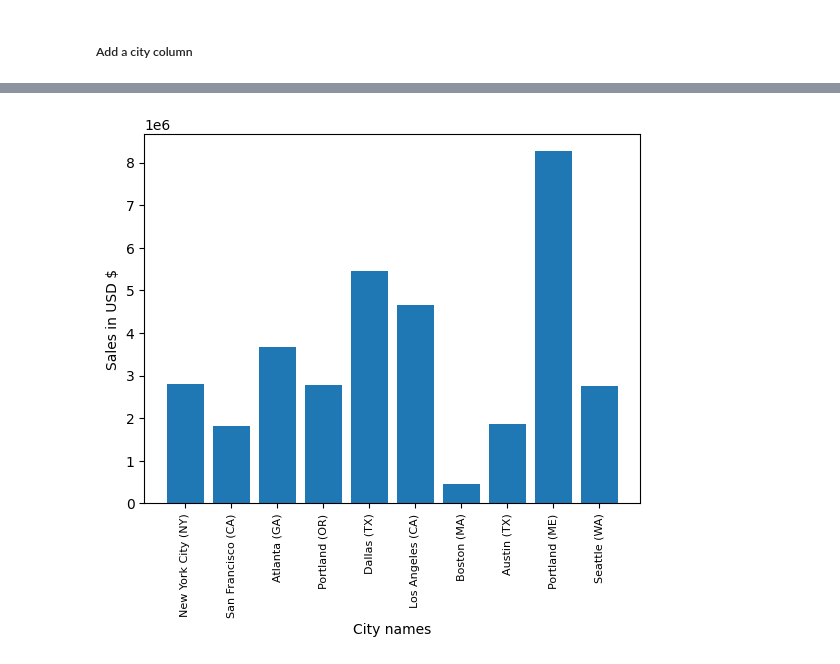
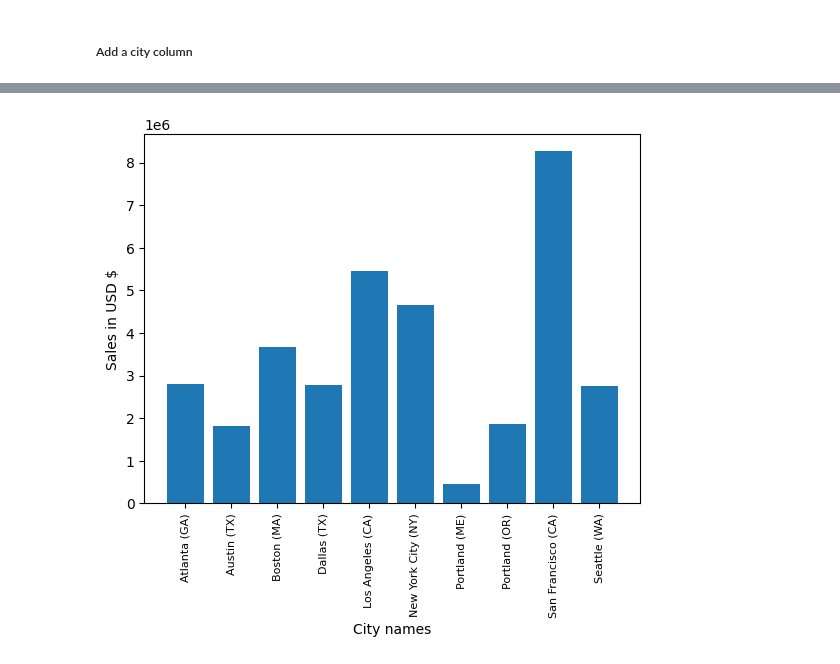
Before and after one commit to JMustang/analize_de_dados, a Jupyter notebook: main.ipynb, the cells around one changed output, grey strips where cells are left out. Drawn from its saved outputs; the diff is of its cells as text; code cells hidden in the pictures.

```diff
--- a/main.ipynb
+++ b/main.ipynb
@@ -148,12 +148,12 @@ results.head()
 | Dallas (TX) | 295672295673295674295678295679295... | USB-C Charging CableBose SoundSpo... | 16730.0 | 2752627.82 | 12/13/19 09:2912/15/19 23:2612/28... | 813 Hickory St, Dallas, TX 750017... | 104620 | 2767975.40 |
 | Los Angeles (CA) | 295676295688295691295692295706295... | ThinkPad LaptopApple Airpods Head... | 33289.0 | 5421435.23 | 12/28/19 17:1912/08/19 11:2112/22... | 410 Lincoln St, Los Angeles, CA 9... | 208325 | 5452570.80 |
 # %%
-cities = all_data['Cities'].unique()
+cities = [cities for cities, df in all_data.groupby('Cities')]
 
 plt.bar(cities, results['Sales'])
 plt.xticks(cities, rotation=90, size=8)
 plt.ylabel('Sales in USD $')
 plt.xlabel('City names')
 plt.show()
 # %% [output]
-[figure, old version]
+[figure, new version]
```
